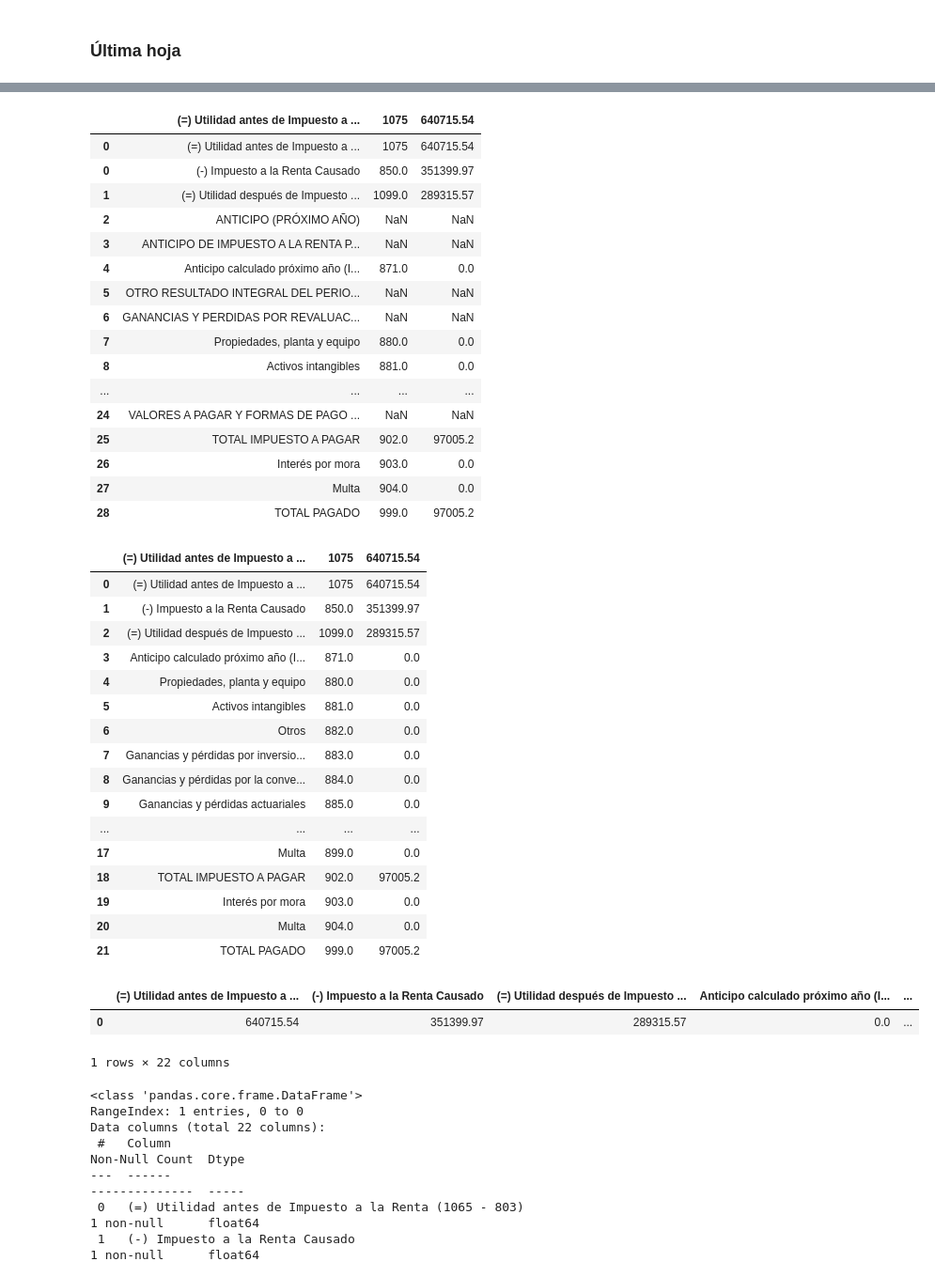
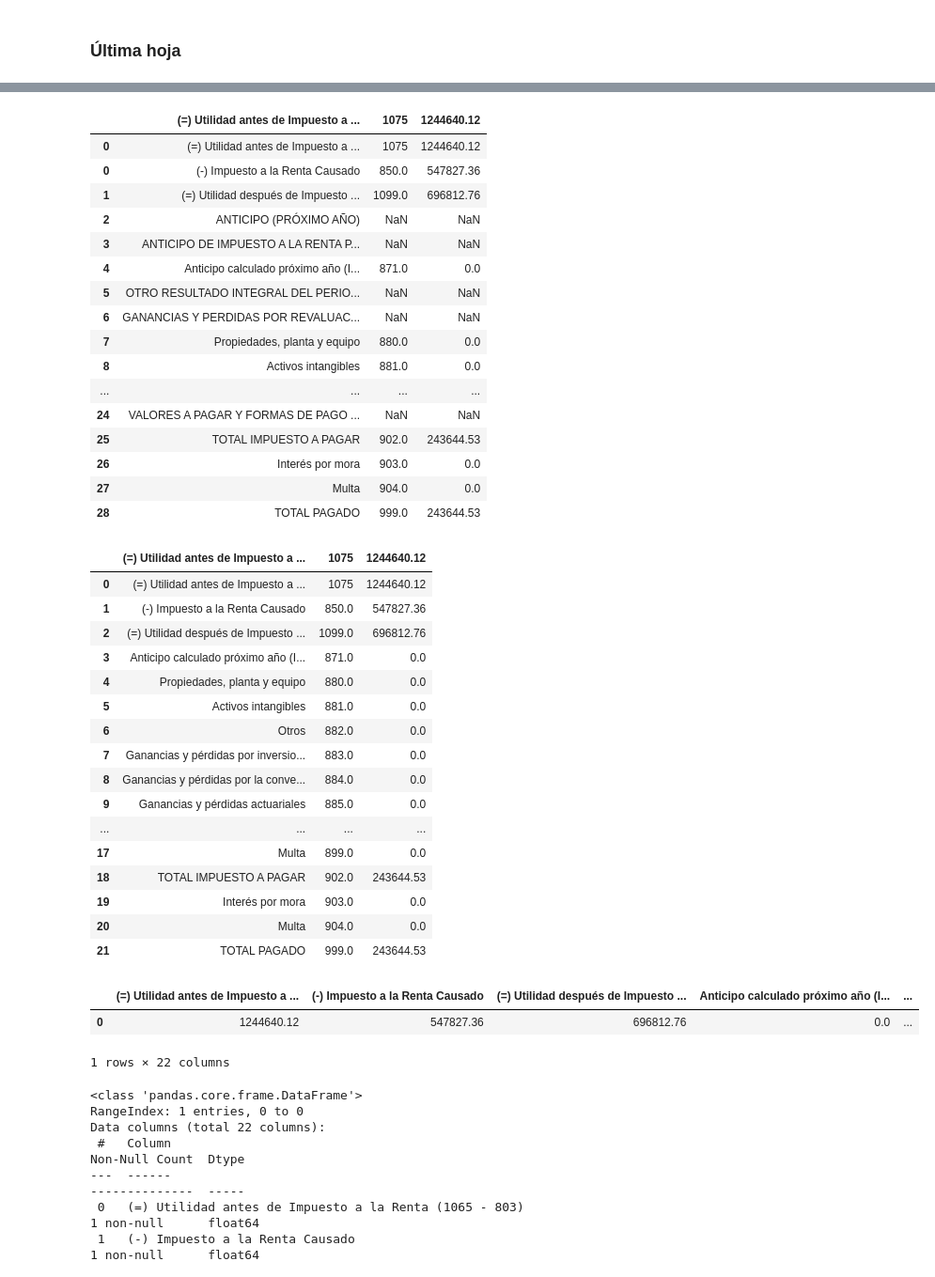
Before and after one commit to eoncorpec/pdf_to_excel_sc, a Jupyter notebook: CodsDocumentos3/est_sit_finan_alt2.ipynb, the cells around one changed output, grey strips where cells are left out. Shown at 94% size. Saved outputs shown, nothing was run; the diff lists cells and outputs as text; code cells hidden in the pictures.

```diff
--- a/CodsDocumentos3/est_sit_finan_alt2.ipynb
+++ b/CodsDocumentos3/est_sit_finan_alt2.ipynb
@@ -11,8 +11,8 @@ please provide us feedback at https://github.com/pandas-dev/pandas/issues/54466
 
   import pandas as pd
 # %%
-pdfOriginal = "../Inputs/DocEconomica_6712_3_1_1_2020_12_31_00_00_00_000.pdf"
-excel_output_parte2 = "../Outputs/esf_alt2.xlsx"
+pdfOriginal = "../Inputs/DocEconomica_6712_3_1_1_2021_12_31_00_00_00_000.pdf"
+excel_output_parte2 = "../Outputs/esf_alt1.xlsx"
 # %% [markdown]
 ### Octava hoja del pdf
 # %%
@@ -1431,10 +1431,10 @@ newFirstRow = pd.DataFrame([df10.columns.to_list()], columns= df10.columns)
 dataFrame12 = pd.concat([newFirstRow, df10])
 dataFrame12
 # %% [output]
-|  | (=) Utilidad antes de Impuesto a ... | 1075 | 640715.54 |
-| 0 | (=) Utilidad antes de Impuesto a ... | 1075 | 640715.54 |
-| 0 | (-) Impuesto a la Renta Causado | 850.0 | 351399.97 |
-| 1 | (=) Utilidad después de Impuesto ... | 1099.0 | 289315.57 |
+|  | (=) Utilidad antes de Impuesto a ... | 1075 | 1244640.12 |
+| 0 | (=) Utilidad antes de Impuesto a ... | 1075 | 1244640.12 |
+| 0 | (-) Impuesto a la Renta Causado | 850.0 | 547827.36 |
+| 1 | (=) Utilidad después de Impuesto ... | 1099.0 | 696812.76 |
 | 2 | ANTICIPO (PRÓXIMO AÑO) | NaN | NaN |
 | 3 | ANTICIPO DE IMPUESTO A LA RENTA P... | NaN | NaN |
 | 4 | Anticipo calculado próximo año (I... | 871.0 | 0.0 |
@@ -1444,22 +1444,22 @@ dataFrame12
 | 8 | Activos intangibles | 881.0 | 0.0 |
 | ... | ... | ... | ... |
 | 24 | VALORES A PAGAR Y FORMAS DE PAGO ... | NaN | NaN |
-| 25 | TOTAL IMPUESTO A PAGAR | 902.0 | 97005.2 |
+| 25 | TOTAL IMPUESTO A PAGAR | 902.0 | 243644.53 |
 | 26 | Interés por mora | 903.0 | 0.0 |
 | 27 | Multa | 904.0 | 0.0 |
-| 28 | TOTAL PAGADO | 999.0 | 97005.2 |
+| 28 | TOTAL PAGADO | 999.0 | 243644.53 |
 # %%
 indexCurrencyNull = dataFrame12[ (dataFrame12["1075"].isna())
-                            & (dataFrame12["640715.54"].isna()) ].index
+                            & (dataFrame12["1244640.12"].isna()) ].index
 dataFrame12.drop(indexCurrencyNull, inplace=True)
 dataFrame12.reset_index(drop=True, inplace=True)
 # %%
 dataFrame12
 # %% [output]
-|  | (=) Utilidad antes de Impuesto a ... | 1075 | 640715.54 |
-| 0 | (=) Utilidad antes de Impuesto a ... | 1075 | 640715.54 |
-| 1 | (-) Impuesto a la Renta Causado | 850.0 | 351399.97 |
-| 2 | (=) Utilidad después de Impuesto ... | 1099.0 | 289315.57 |
+|  | (=) Utilidad antes de Impuesto a ... | 1075 | 1244640.12 |
+| 0 | (=) Utilidad antes de Impuesto a ... | 1075 | 1244640.12 |
+| 1 | (-) Impuesto a la Renta Causado | 850.0 | 547827.36 |
+| 2 | (=) Utilidad después de Impuesto ... | 1099.0 | 696812.76 |
 | 3 | Anticipo calculado próximo año (I... | 871.0 | 0.0 |
 | 4 | Propiedades, planta y equipo | 880.0 | 0.0 |
 | 5 | Activos intangibles | 881.0 | 0.0 |
@@ -1469,18 +1469,18 @@ dataFrame12
 | 9 | Ganancias y pérdidas actuariales | 885.0 | 0.0 |
 | ... | ... | ... | ... |
 | 17 | Multa | 899.0 | 0.0 |
-| 18 | TOTAL IMPUESTO A PAGAR | 902.0 | 97005.2 |
+| 18 | TOTAL IMPUESTO A PAGAR | 902.0 | 243644.53 |
 | 19 | Interés por mora | 903.0 | 0.0 |
 | 20 | Multa | 904.0 | 0.0 |
-| 21 | TOTAL PAGADO | 999.0 | 97005.2 |
+| 21 | TOTAL PAGADO | 999.0 | 243644.53 |
 # %%
 texto = dataFrame12["(=) Utilidad antes de Impuesto a la Renta (1065 - 803)"].to_list()
-valores = np.array( dataFrame12["640715.54"].to_list() ).reshape(1,-1)
+valores = np.array( dataFrame12["1244640.12"].to_list() ).reshape(1,-1)
 datosF12 = pd.DataFrame(valores, columns=texto, dtype=float)
 datosF12
 # %% [output]
 |  | (=) Utilidad antes de Impuesto a ... | (-) Impuesto a la Renta Causado | (=) Utilidad después de Impuesto ... | Anticipo calculado próximo año (I... | ... |
-| 0 | 640715.54 | 351399.97 | 289315.57 | 0.0 | ... |
+| 0 | 1244640.12 | 547827.36 | 696812.76 | 0.0 | ... |
 1 rows × 22 columns
 # %%
 datosF12.info()
```
Also changed, not shown: parts of 62 cells of this notebook, 1 other file.
